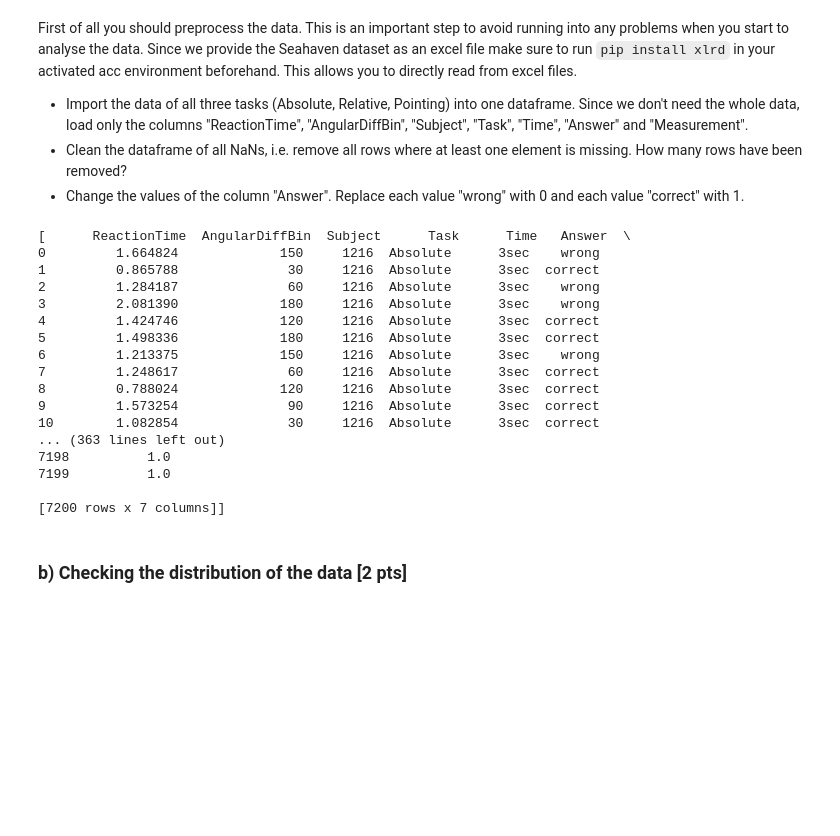
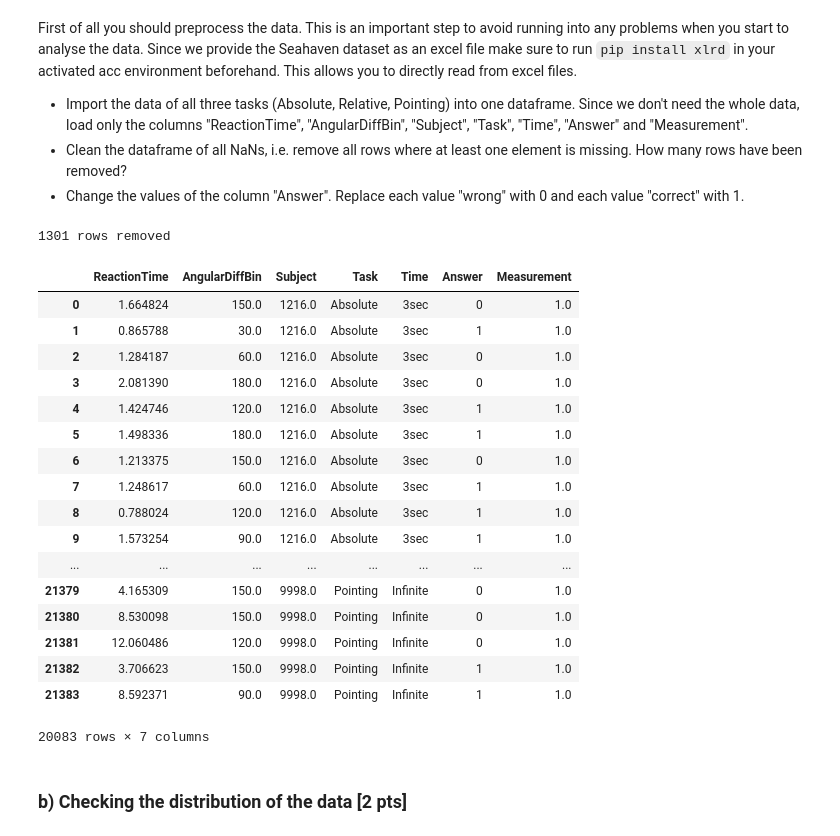
Before and after one commit to NBP-ACC/week-5-acc_8, a Jupyter notebook: sheet03.ipynb, the cells around one changed output. Saved outputs shown, nothing was run; the diff lists cells and outputs as text; code cells hidden in the pictures; blank space fills up the shorter version.

Commit message:
changed task 1a

```diff
--- a/sheet03.ipynb
+++ b/sheet03.ipynb
@@ -50,40 +50,47 @@ First of all you should preprocess the data. This is an important step to avoid
 - Import the data of all three tasks (Absolute, Relative, Pointing) into one dataframe. Since we don't need the whole data, load only the columns "ReactionTime", "AngularDiffBin", "Subject", "Task", "Time", "Answer" and "Measurement".
 - Clean the dataframe of all NaNs, i.e. remove all rows where at least one element is missing. How many rows have been removed?
 - Change the values of the column "Answer". Replace each value "wrong" with 0 and each value "correct" with 1.
-# %%
-# TODO
-
-# Open the workbook
-#xl_workbook = xlrd.open_workbook('Seahaven_dataset.xlsx')
-# List sheet names, and pull a sheet by name
-#sheet_names = xl_workbook.sheet_names()
-#print('Sheet Names', sheet_names)
-#workSheets = xl_workbook.sheets()
-workSheets = ['AbsoluteTask', 'RelativeTask', 'PointingTask']
-cols = ['ReactionTime', 'AngularDiffBin', 'Subject', 'Task', 'Time', 'Answer', 'Measurement']
-list_of_dfs = [pd.read_excel('Seahaven_dataset.xlsx', sheet_name=sheet, usecols=cols) for sheet in workSheets]
-
-# must convert it to dataframe first
-#list_to_df = pd.DataFrame(np.array(list_of_dfs))
-print(list_of_dfs)
-# %% [output]
-[      ReactionTime  AngularDiffBin  Subject      Task      Time   Answer  \
-0         1.664824             150     1216  Absolute      3sec    wrong
-1         0.865788              30     1216  Absolute      3sec  correct
-2         1.284187              60     1216  Absolute      3sec    wrong
-3         2.081390             180     1216  Absolute      3sec    wrong
-4         1.424746             120     1216  Absolute      3sec  correct
-5         1.498336             180     1216  Absolute      3sec  correct
-6         1.213375             150     1216  Absolute      3sec    wrong
-7         1.248617              60     1216  Absolute      3sec  correct
-8         0.788024             120     1216  Absolute      3sec  correct
-9         1.573254              90     1216  Absolute      3sec  correct
-10        1.082854              30     1216  Absolute      3sec  correct
-... (363 lines left out)
-7198          1.0
-7199          1.0
-
-[7200 rows x 7 columns]]
+# %%
+# TODO
+
+# Open the workbook
+#xl_workbook = xlrd.open_workbook('Seahaven_dataset.xlsx')
+#workSheets = xl_workbook.sheets()
+
+# specify which columns to use
+cols = ['ReactionTime', 'AngularDiffBin', 'Subject', 'Task', 'Time', 'Answer', 'Measurement']
+# reads excel file as a dictionary using all sheets
+df = pd.read_excel('Seahaven_dataset.xlsx', sheet_name=None, usecols=cols, ignore_index=True)
+# concatenate all sheets into a dataframe
+concat_df = pd.concat(df.values(), ignore_index=True)
+# drops NAN values in any row
+clean_df = concat_df.dropna()
+count_row1 = concat_df.shape[0] # number of rows in original dataset
+count_row2 = clean_df.shape[0] # number of rows in dataset without NANs
+print(str(count_row1 - count_row2) + " rows removed")
+
+# replaces each value "wrong" with 0 and each value "correct" with 1 in column "Answer"
+clean_df.replace({'Answer':{'wrong':0,'correct':1}}, regex=True)
+# %% [output]
+1301 rows removed
+|  | ReactionTime | AngularDiffBin | Subject | Task | Time | Answer | Measurement |
+| 0 | 1.664824 | 150.0 | 1216.0 | Absolute | 3sec | 0 | 1.0 |
+| 1 | 0.865788 | 30.0 | 1216.0 | Absolute | 3sec | 1 | 1.0 |
+| 2 | 1.284187 | 60.0 | 1216.0 | Absolute | 3sec | 0 | 1.0 |
+| 3 | 2.081390 | 180.0 | 1216.0 | Absolute | 3sec | 0 | 1.0 |
+| 4 | 1.424746 | 120.0 | 1216.0 | Absolute | 3sec | 1 | 1.0 |
+| 5 | 1.498336 | 180.0 | 1216.0 | Absolute | 3sec | 1 | 1.0 |
+| 6 | 1.213375 | 150.0 | 1216.0 | Absolute | 3sec | 0 | 1.0 |
+| 7 | 1.248617 | 60.0 | 1216.0 | Absolute | 3sec | 1 | 1.0 |
+| 8 | 0.788024 | 120.0 | 1216.0 | Absolute | 3sec | 1 | 1.0 |
+| 9 | 1.573254 | 90.0 | 1216.0 | Absolute | 3sec | 1 | 1.0 |
+| ... | ... | ... | ... | ... | ... | ... | ... |
+| 21379 | 4.165309 | 150.0 | 9998.0 | Pointing | Infinite | 0 | 1.0 |
+| 21380 | 8.530098 | 150.0 | 9998.0 | Pointing | Infinite | 0 | 1.0 |
+| 21381 | 12.060486 | 120.0 | 9998.0 | Pointing | Infinite | 0 | 1.0 |
+| 21382 | 3.706623 | 150.0 | 9998.0 | Pointing | Infinite | 1 | 1.0 |
+| 21383 | 8.592371 | 90.0 | 9998.0 | Pointing | Infinite | 1 | 1.0 |
+20083 rows × 7 columns
 # %% [markdown]
 ### b) Checking the distribution of the data [2 pts]
 # %% [markdown]
```
Also changed, not shown: parts of 1 cell of this notebook.
